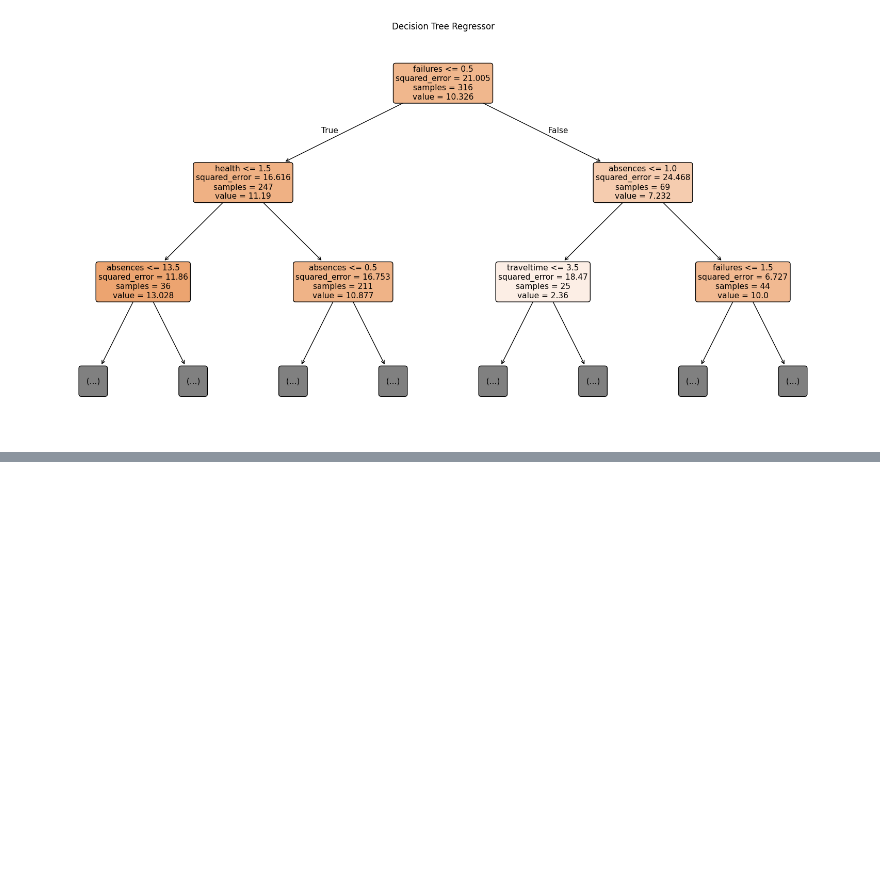
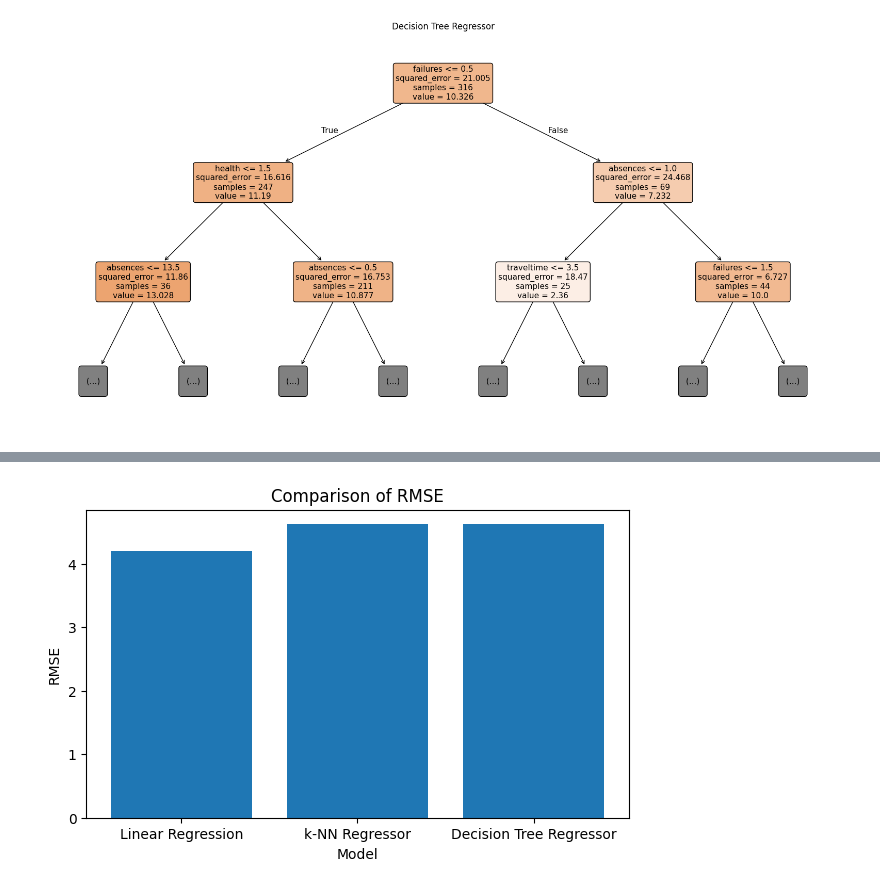
Before and after one commit to zvrv6256-uol/2604-individual-project, a Jupyter notebook: code.ipynb, the cells around one changed output, grey strips where cells are left out. Cells and saved outputs as stored; diff of their text form; code cells hidden in the pictures; blank space fills up the shorter version.

```diff
--- a/code.ipynb
+++ b/code.ipynb
@@ -264,0 +287,9 @@ plt.show()
+# %%
+plt.figure(figsize=(7, 4))
+plt.bar(results["Model"], results["RMSE"])
+plt.title("Comparison of RMSE")
+plt.xlabel("Model")
+plt.ylabel("RMSE")
+plt.show()
+# %% [output]
+[figure, added]
```
Also changed, not shown: parts of 5 cells of this notebook.
